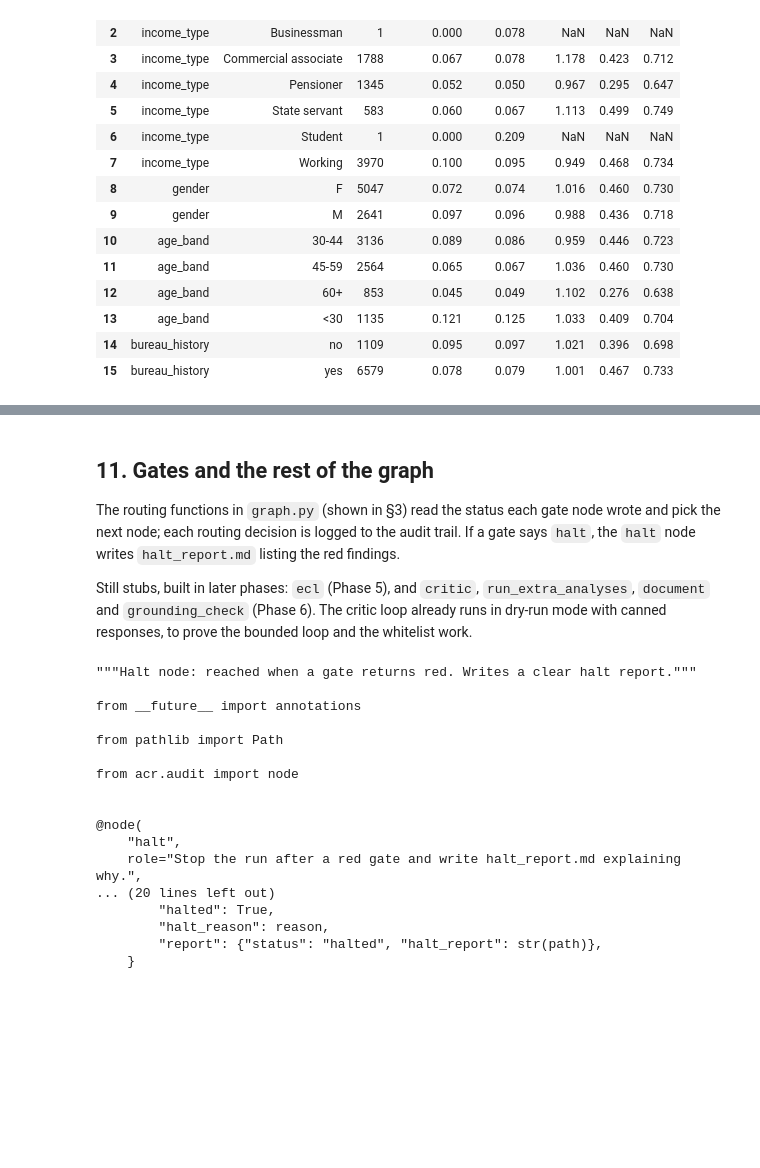
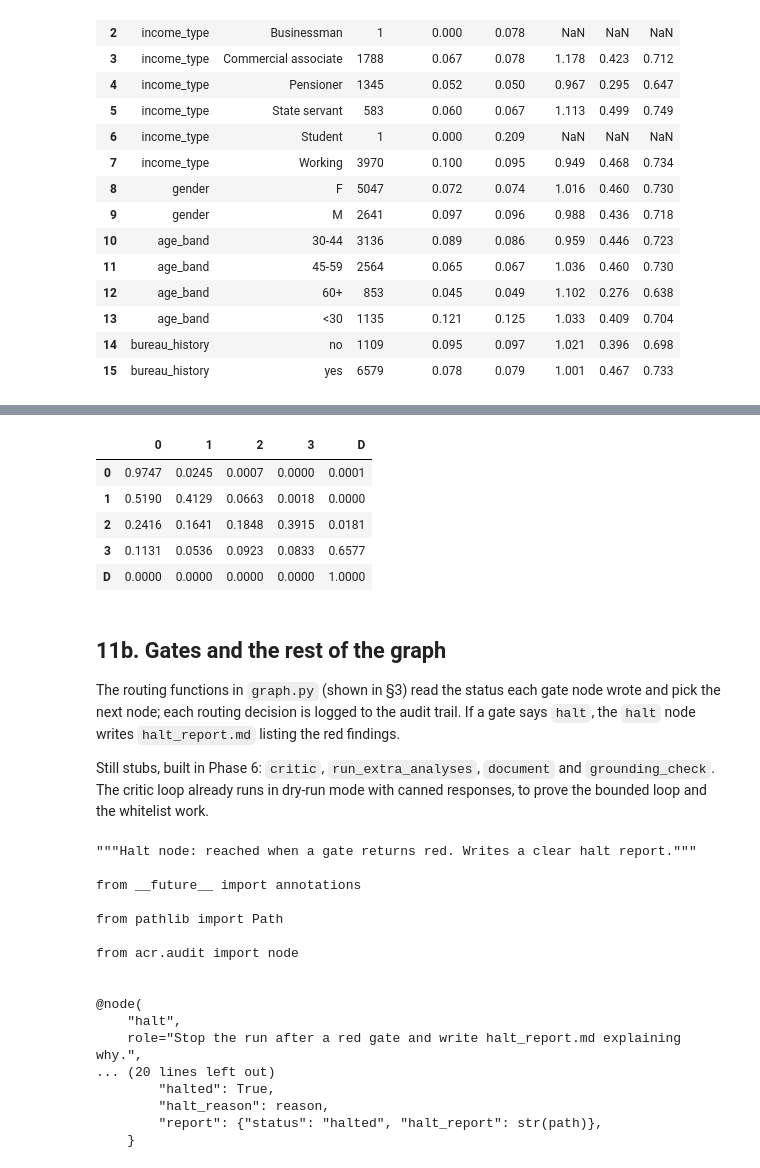
Before and after one commit to pranayvasa/agentic-credit-risk-pd-ecl, a Jupyter notebook: notebooks/pipeline_walkthrough.ipynb, the cells around one changed output, grey strips where cells are left out. Drawn from its saved outputs; the diff is of its cells as text; code cells hidden in the pictures; blank space fills up the shorter version.

```diff
--- a/notebooks/pipeline_walkthrough.ipynb
+++ b/notebooks/pipeline_walkthrough.ipynb
@@ -1222,12 +1393,22 @@ display(pd.read_csv(v["paths"]["segments_oot"]).round(3))
+# %%
+# Monthly DPD-bucket transition matrix estimated from bureau_balance (train customers)
+display(pd.read_csv(E["paths"]["transition_matrix"], index_col=0).round(4))
+# %% [output]
+|  | 0 | 1 | 2 | 3 | D |
+| 0 | 0.9747 | 0.0245 | 0.0007 | 0.0000 | 0.0001 |
+| 1 | 0.5190 | 0.4129 | 0.0663 | 0.0018 | 0.0000 |
+| 2 | 0.2416 | 0.1641 | 0.1848 | 0.3915 | 0.0181 |
+| 3 | 0.1131 | 0.0536 | 0.0923 | 0.0833 | 0.6577 |
+| D | 0.0000 | 0.0000 | 0.0000 | 0.0000 | 1.0000 |
 # %% [markdown]
-## 11. Gates and the rest of the graph
+## 11b. Gates and the rest of the graph
 
 The routing functions in `graph.py` (shown in §3) read the status each gate node wrote and
 pick the next node; each routing decision is logged to the audit trail. If a gate says
 `halt`, the `halt` node writes `halt_report.md` listing the red findings.
 
-Still stubs, built in later phases: `ecl` (Phase 5), and `critic`, `run_extra_analyses`,
-`document` and `grounding_check` (Phase 6). The critic loop already runs in dry-run mode
+Still stubs, built in Phase 6: `critic`, `run_extra_analyses`, `document` and
+`grounding_check`. The critic loop already runs in dry-run mode
 with canned responses, to prove the bounded loop and the whitelist work.
 # %%
 import acr.nodes.halt
```
Also changed, not shown: parts of 17 cells of this notebook, 13 other files.
